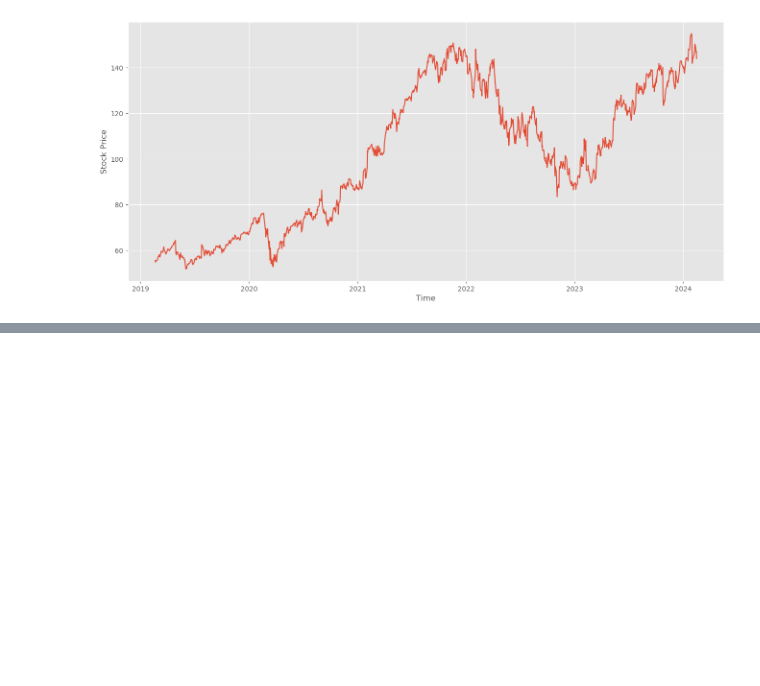
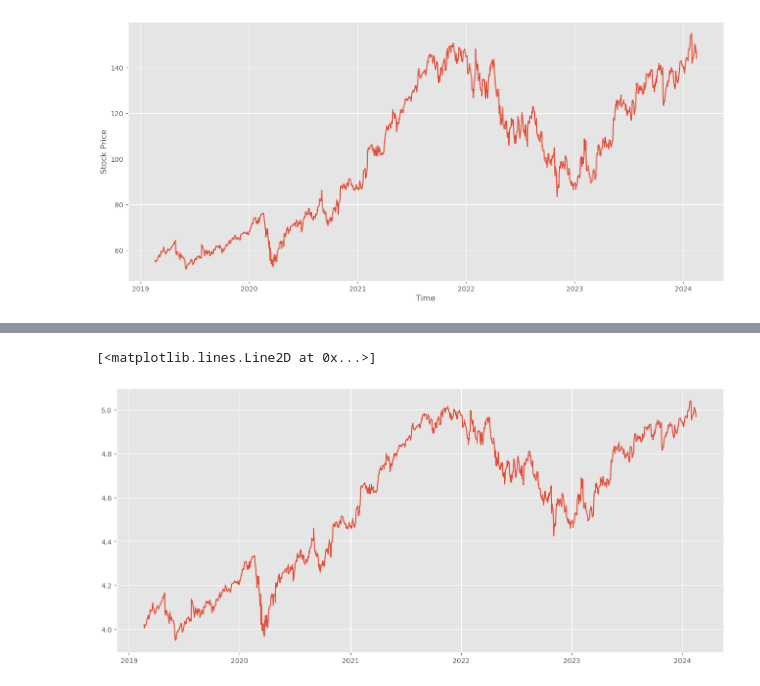
Before and after one commit to vidit1906/arima_prediction, a Jupyter notebook: eda_goog.ipynb, the cells around one changed output, grey strips where cells are left out. Drawn from its saved outputs; the diff is of its cells as text; code cells hidden in the pictures; blank space fills up the shorter version.

```diff
--- a/eda_goog.ipynb
+++ b/eda_goog.ipynb
@@ -112 +111,11 @@ NameError: name 'plot' is not defined
 [figure]
+# %%
+plt.figure(figsize=(16,7))
+fig = plt.figure(1)
+
+import numpy as np
+ts_log = np.log(goog)
+plt.plot(ts_log)
+# %% [output]
+[<matplotlib.lines.Line2D at 0x...>]
+[figure, added]
```
Also changed, not shown: parts of 1 cell of this notebook.
